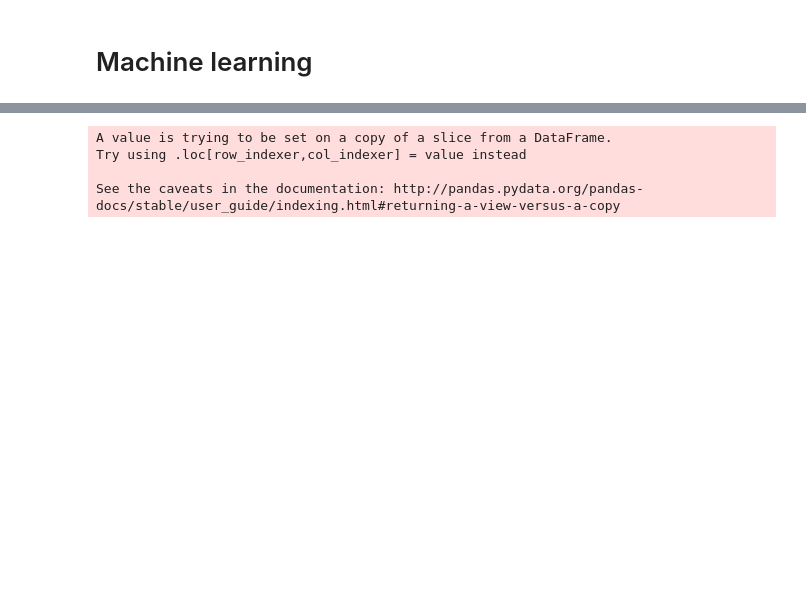
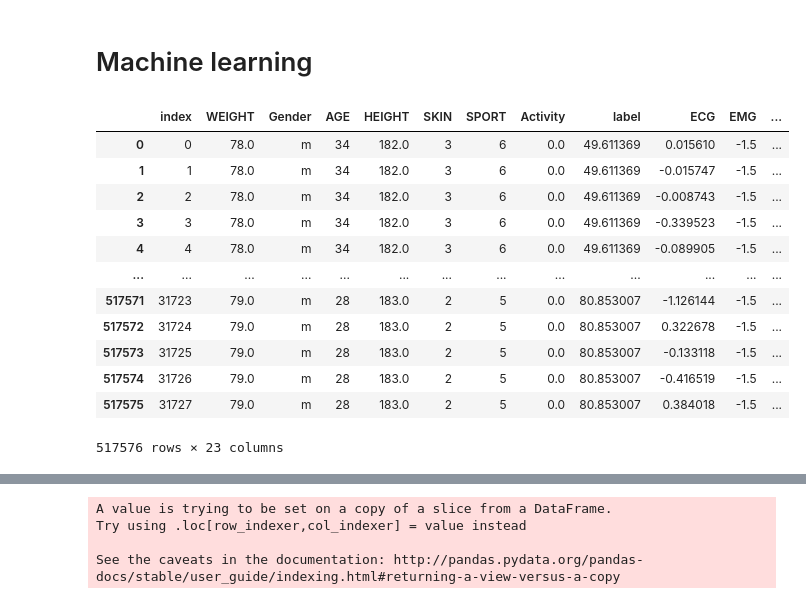
Before and after one commit to lydiasu1/pythonanalysis, a Jupyter notebook: Pythonanalysis.ipynb, the cells around one changed output, grey strips where cells are left out. Cells and saved outputs as stored; diff of their text form; code cells hidden in the pictures; blank space fills up the shorter version.

```diff
--- a/Pythonanalysis.ipynb
+++ b/Pythonanalysis.ipynb
@@ -668 +676,18 @@ datafinal.to_csv('data.csv', sep='\t', encoding='utf-8')
+# %%
+datafinal
+datafinal.reset_index()
+# %% [output]
+|  | index | WEIGHT | Gender | AGE | HEIGHT | SKIN | SPORT | Activity | label | ECG | EMG | ... |
+| 0 | 0 | 78.0 | m | 34 | 182.0 | 3 | 6 | 0.0 | 49.611369 | 0.015610 | -1.5 | ... |
+| 1 | 1 | 78.0 | m | 34 | 182.0 | 3 | 6 | 0.0 | 49.611369 | -0.015747 | -1.5 | ... |
+| 2 | 2 | 78.0 | m | 34 | 182.0 | 3 | 6 | 0.0 | 49.611369 | -0.008743 | -1.5 | ... |
+| 3 | 3 | 78.0 | m | 34 | 182.0 | 3 | 6 | 0.0 | 49.611369 | -0.339523 | -1.5 | ... |
+| 4 | 4 | 78.0 | m | 34 | 182.0 | 3 | 6 | 0.0 | 49.611369 | -0.089905 | -1.5 | ... |
+| ... | ... | ... | ... | ... | ... | ... | ... | ... | ... | ... | ... | ... |
+| 517571 | 31723 | 79.0 | m | 28 | 183.0 | 2 | 5 | 0.0 | 80.853007 | -1.126144 | -1.5 | ... |
+| 517572 | 31724 | 79.0 | m | 28 | 183.0 | 2 | 5 | 0.0 | 80.853007 | 0.322678 | -1.5 | ... |
+| 517573 | 31725 | 79.0 | m | 28 | 183.0 | 2 | 5 | 0.0 | 80.853007 | -0.133118 | -1.5 | ... |
+| 517574 | 31726 | 79.0 | m | 28 | 183.0 | 2 | 5 | 0.0 | 80.853007 | -0.416519 | -1.5 | ... |
+| 517575 | 31727 | 79.0 | m | 28 | 183.0 | 2 | 5 | 0.0 | 80.853007 | 0.384018 | -1.5 | ... |
+517576 rows × 23 columns
 # %%
```
Also changed, not shown: parts of 35 cells of this notebook.
